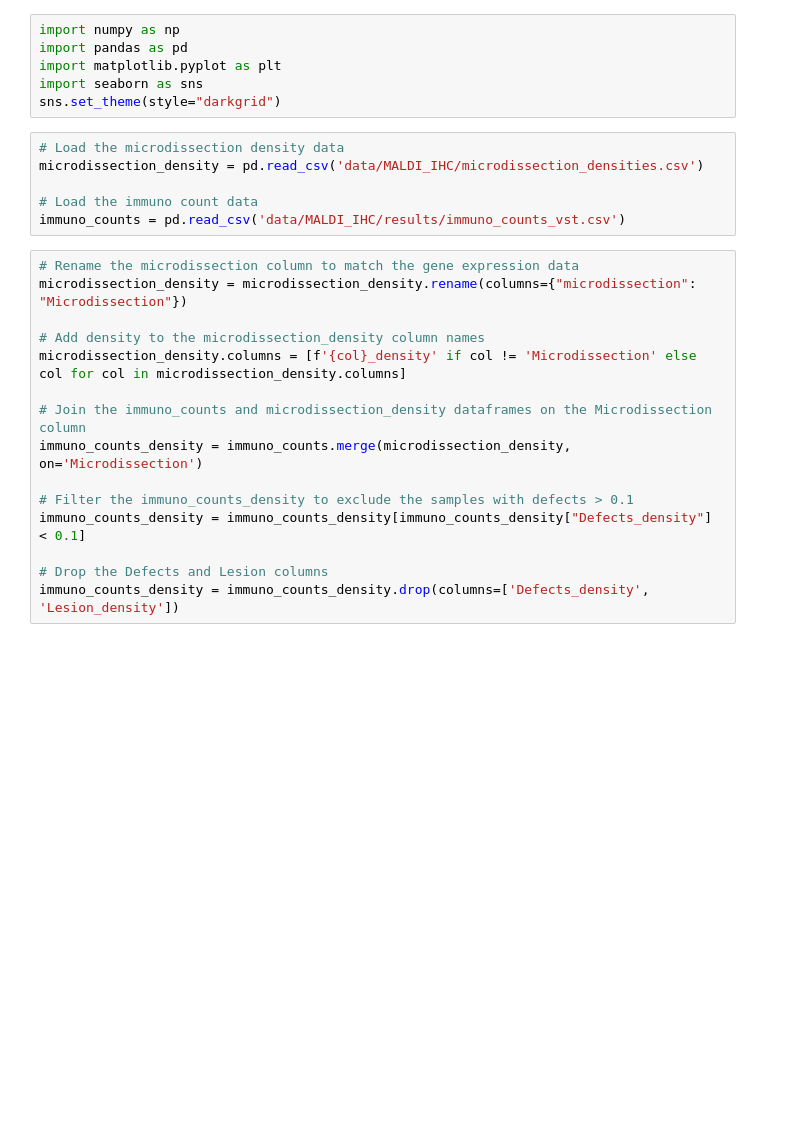
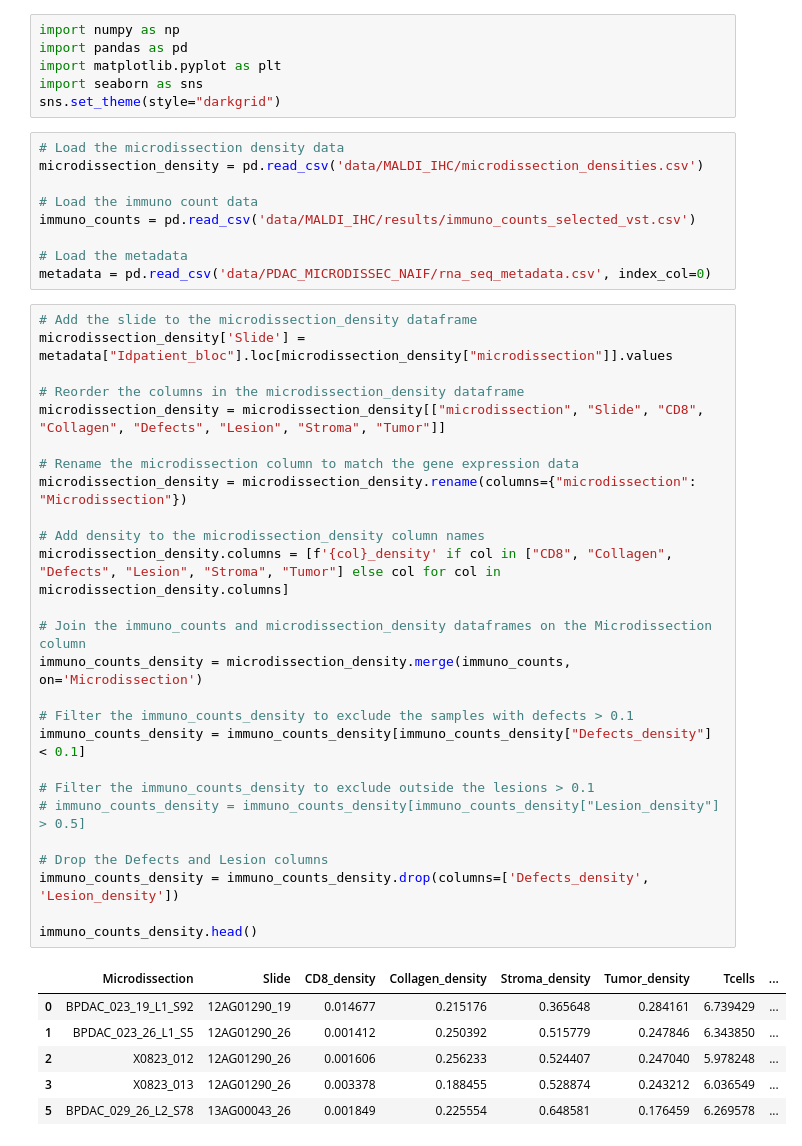
Before and after one commit to GeNeHetX/MSI-RNA, a Jupyter notebook: immuno_count_vs_ihc.ipynb, the cells around one changed output. Cells and saved outputs as stored; diff of their text form; blank space fills up the shorter version.

```diff
--- a/immuno_count_vs_ihc.ipynb
+++ b/immuno_count_vs_ihc.ipynb
@@ -9,21 +9,42 @@ sns.set_theme(style="darkgrid")
 microdissection_density = pd.read_csv('data/MALDI_IHC/microdissection_densities.csv')
 
 # Load the immuno count data
-immuno_counts = pd.read_csv('data/MALDI_IHC/results/immuno_counts_vst.csv')
+immuno_counts = pd.read_csv('data/MALDI_IHC/results/immuno_counts_selected_vst.csv')
+
+# Load the metadata
+metadata = pd.read_csv('data/PDAC_MICRODISSEC_NAIF/rna_seq_metadata.csv', index_col=0)
 # %%
+# Add the slide to the microdissection_density dataframe
+microdissection_density['Slide'] = metadata["Idpatient_bloc"].loc[microdissection_density["microdissection"]].values
+
+# Reorder the columns in the microdissection_density dataframe
+microdissection_density = microdissection_density[["microdissection", "Slide", "CD8", "Collagen", "Defects", "Lesion", "Stroma", "Tumor"]]
+
 # Rename the microdissection column to match the gene expression data
 microdissection_density = microdissection_density.rename(columns={"microdissection": "Microdissection"})
 
 # Add density to the microdissection_density column names
-microdissection_density.columns = [f'{col}_density' if col != 'Microdissection' else col for col in microdissection_density.columns]
+microdissection_density.columns = [f'{col}_density' if col in ["CD8", "Collagen", "Defects", "Lesion", "Stroma", "Tumor"] else col for col in microdissection_density.columns]
 
 # Join the immuno_counts and microdissection_density dataframes on the Microdissection column
-immuno_counts_density = immuno_counts.merge(microdissection_density, on='Microdissection')
+immuno_counts_density = microdissection_density.merge(immuno_counts, on='Microdissection')
 
 # Filter the immuno_counts_density to exclude the samples with defects > 0.1
 immuno_counts_density = immuno_counts_density[immuno_counts_density["Defects_density"] < 0.1]
 
+# Filter the immuno_counts_density to exclude outside the lesions > 0.1
+# immuno_counts_density = immuno_counts_density[immuno_counts_density["Lesion_density"] > 0.5]
+
 # Drop the Defects and Lesion columns
 immuno_counts_density = immuno_counts_density.drop(columns=['Defects_density', 'Lesion_density'])
+
+immuno_counts_density.head()
+# %% [output]
+|  | Microdissection | Slide | CD8_density | Collagen_density | Stroma_density | Tumor_density | Tcells | ... |
+| 0 | BPDAC_023_19_L1_S92 | 12AG01290_19 | 0.014677 | 0.215176 | 0.365648 | 0.284161 | 6.739429 | ... |
+| 1 | BPDAC_023_26_L1_S5 | 12AG01290_26 | 0.001412 | 0.250392 | 0.515779 | 0.247846 | 6.343850 | ... |
+| 2 | X0823_012 | 12AG01290_26 | 0.001606 | 0.256233 | 0.524407 | 0.247040 | 5.978248 | ... |
+| 3 | X0823_013 | 12AG01290_26 | 0.003378 | 0.188455 | 0.528874 | 0.243212 | 6.036549 | ... |
+| 5 | BPDAC_029_26_L2_S78 | 13AG00043_26 | 0.001849 | 0.225554 | 0.648581 | 0.176459 | 6.269578 | ... |
 # %%
 # Find the correlation between all the immuno counts columns and all the microdissection density columns
```
Also changed, not shown: parts of 6 cells of this notebook, 1 other file.
